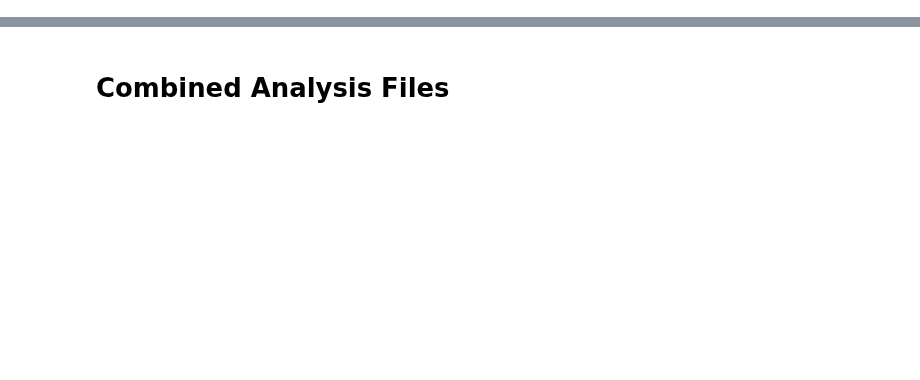
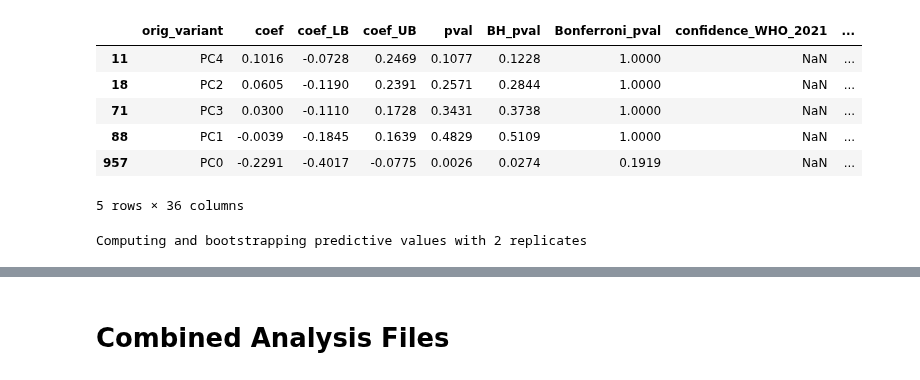
Before and after one commit to farhat-lab/who-analysis, a Jupyter notebook: analysis/analysis.ipynb, the cells around one changed output, grey strips where cells are left out. Drawn from its saved outputs; the diff is of its cells as text; code cells hidden in the pictures; blank space fills up the shorter version.

```diff
--- a/analysis/analysis.ipynb
+++ b/analysis/analysis.ipynb
@@ -78,0 +108,10 @@ int("withSyn" in add_path)
+# %%
+res_df.loc[pd.isnull(res_df["Sens"])]
+# %% [output]
+|  | orig_variant | coef | coef_LB | coef_UB | pval | BH_pval | Bonferroni_pval | confidence_WHO_2021 | ... |
+| 11 | PC4 | 0.1016 | -0.0728 | 0.2469 | 0.1077 | 0.1228 | 1.0000 | NaN | ... |
+| 18 | PC2 | 0.0605 | -0.1190 | 0.2391 | 0.2571 | 0.2844 | 1.0000 | NaN | ... |
+| 71 | PC3 | 0.0300 | -0.1110 | 0.1728 | 0.3431 | 0.3738 | 1.0000 | NaN | ... |
+| 88 | PC1 | -0.0039 | -0.1845 | 0.1639 | 0.4829 | 0.5109 | 1.0000 | NaN | ... |
+| 957 | PC0 | -0.2291 | -0.4017 | -0.0775 | 0.0026 | 0.0274 | 0.1919 | NaN | ... |
+5 rows × 36 columns
@@ -78,0 +120,51 @@ int("withSyn" in add_path)
+# %%
+# final_analysis file with all significant variants for a drug
+res_df = pd.read_csv(os.path.join(analysis_dir, drug, "final_analysis.csv"))
+
+df_phenos = pd.read_csv(os.path.join(analysis_dir, drug, "phenos_binary.csv"))
+df_genos = pd.read_csv(os.path.join(analysis_dir, drug, "genos.csv.gz"), compression="gzip")
+df_genos["orig_variant"] = df_genos["resolved_symbol"] + "_" + df_genos["variant_category"]
+df_copy = df_genos.copy()
+
+# pool LOF and inframe mutations
+df_copy.loc[df_copy["predicted_effect"].isin(["frameshift", "start_lost", "stop_gained", "feature_ablation"]), ["variant_category", "position"]] = ["lof", np.nan]
+df_copy.loc[df_copy["predicted_effect"].isin(["inframe_insertion", "inframe_deletion"]), ["variant_category", "position"]] = ["inframe", np.nan]
+
+# update the orig_variant column using the new variant categories (lof and inframe) and combine the pooled and unpooled variants
+df_copy["orig_variant"] = df_copy["resolved_symbol"] + "_" + df_copy["variant_category"]
+df_pooled = df_copy.query(f"variant_category in ['lof', 'inframe']").sort_values(by=["variant_binary_status", "variant_allele_frequency"], ascending=False, na_position="last").drop_duplicates(subset=["sample_id", "orig_variant"], keep="first")
+del df_copy
+df_genos_full = pd.concat([df_genos, df_pooled], axis=0)
+del df_genos
+del df_pooled
+
+# keep only variants that are in the final_analysis dataframe and drop NaNs (NaNs = either isolate didn't pass QC or it's a Het)
+# We can't process Hets here because they need to be binary to have univariate statistics
+df_genos_full = df_genos_full.loc[(df_genos_full["orig_variant"].isin(res_df["orig_variant"].values))].dropna(subset="variant_binary_status")
+
+# check that the only variants that are in res_df but not in df_genos_full are the principal components
+if sum(~pd.Series(list(set(res_df["orig_variant"]) - set(df_genos_full["orig_variant"]))).str.contains("PC")) > 0:
+    raise ValueError("Variants are missing from df_genos_full!")
+
+combined = df_genos_full.pivot(index="sample_id", columns="orig_variant", values="variant_binary_status")
+
+# predicted effect annotations for later
+annotated_genos = df_genos_full.query("variant_category not in ['lof', 'inframe']").drop_duplicates(["orig_variant", "predicted_effect"])
+del df_genos_full
+combined = combined.merge(df_phenos[["sample_id", "phenotype"]], left_index=True, right_on="sample_id").reset_index(drop=True)
+
+# get dataframe of predictive values for the non-zero coefficients and add them to the results dataframe
+full_predict_values = compute_predictive_values(combined)
+res_df = res_df.merge(full_predict_values, on="orig_variant", how="outer")
+
+print(f"Computing and bootstrapping predictive values with {num_bootstrap} replicates")
+# Can't compute univariate stats for PCs. For tractability, only compute bootstrap stats for variants with positive coefficients.
+# The stats for variants with negative coefficients are often edge numbers and not informative, so this saves time.
+keep_variants = list(res_df.loc[(~res_df["orig_variant"].str.contains("PC")) & (res_df["coef"] > 0)]["orig_variant"].values)
+
+# Remake this dataframe with fewer features because only going to bootstrap stats for variants with positive coefficients.
+# check that all samples were preserved.
+combined_small = combined[["sample_id", "phenotype"] + keep_variants]
+assert len(combined_small) == len(combined)
+# %% [output]
+Computing and bootstrapping predictive values with 2 replicates
```
Also changed, not shown: parts of 37 cells of this notebook, 6 other files.
